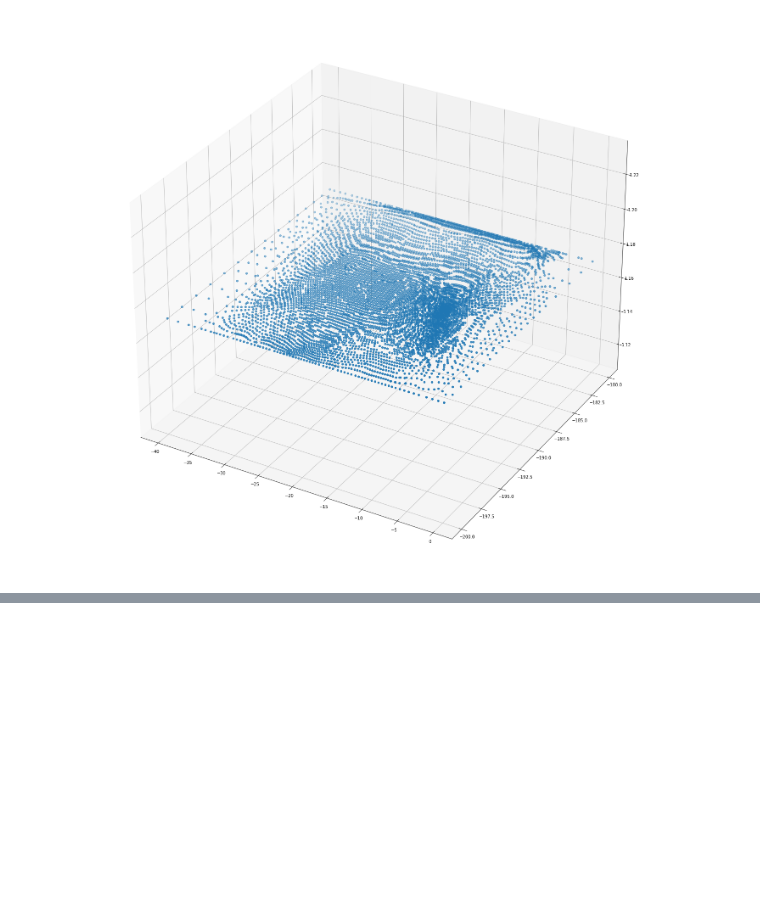
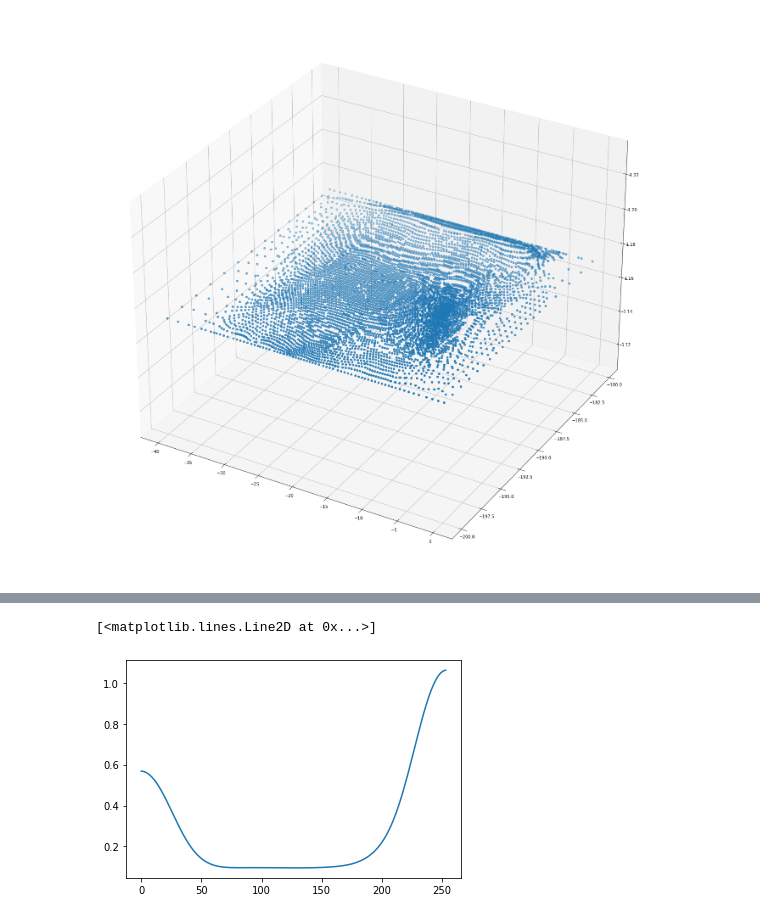
Before and after one commit to jordandekraker/hippunfold_toolbox, a Jupyter notebook: notebooks/APrescale_tester.ipynb, the cells around one changed output, grey strips where cells are left out. Saved outputs shown, nothing was run; the diff lists cells and outputs as text; code cells hidden in the pictures; blank space fills up the shorter version.

```diff
--- a/notebooks/APrescale_tester.ipynb
+++ b/notebooks/APrescale_tester.ipynb
@@ -36,0 +55,7 @@ ax.scatter(vertices[:,0],vertices[:,1],vertices[:,2])
+# %%
+avg_surfarea = np.mean(surfarea,axis=0)
+
+plt.plot(avg_surfarea)
+# %% [output]
+[<matplotlib.lines.Line2D at 0x...>]
+[figure, added]
```
Also changed, not shown: parts of 5 cells of this notebook, 3 other files.
